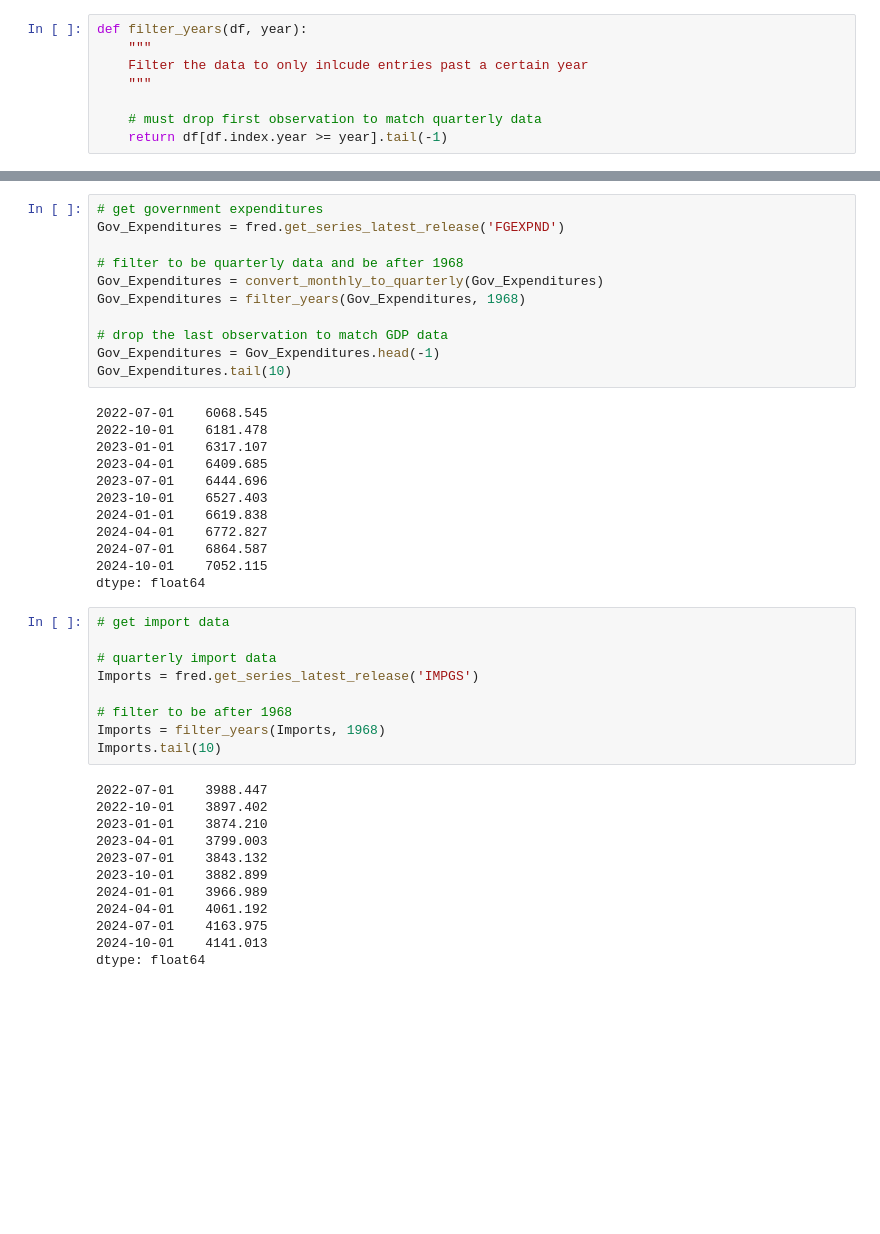
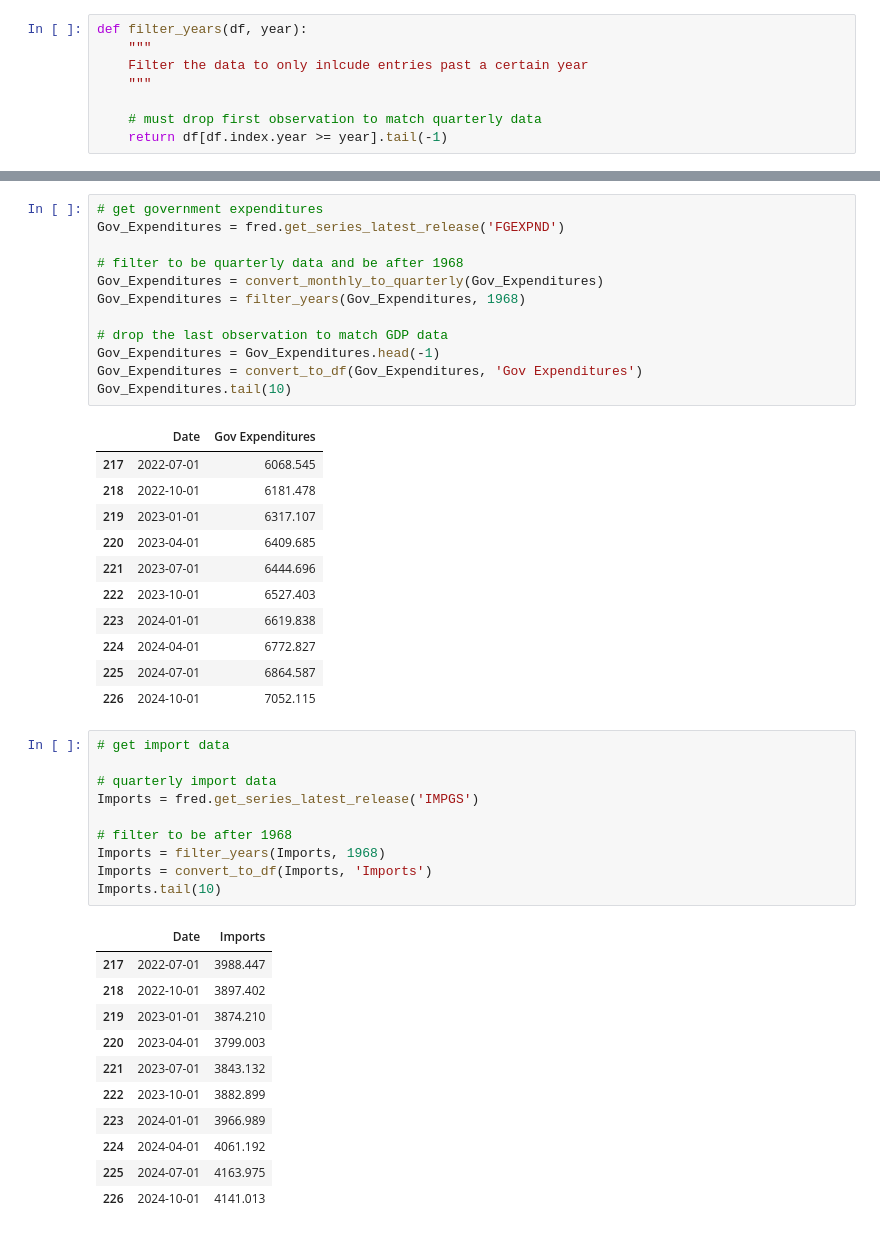
Before and after one commit to squilliam34/GDP, a Jupyter notebook: script.ipynb, the cells around one changed output, grey strips where cells are left out. Drawn from its saved outputs; the diff is of its cells as text; blank space fills up the shorter version.

```diff
--- a/script.ipynb
+++ b/script.ipynb
@@ -172,26 +187,27 @@ dtype: float64
 # %%
 # get government expenditures
 Gov_Expenditures = fred.get_series_latest_release('FGEXPND')
 
 # filter to be quarterly data and be after 1968
 Gov_Expenditures = convert_monthly_to_quarterly(Gov_Expenditures)
 Gov_Expenditures = filter_years(Gov_Expenditures, 1968)
 
 # drop the last observation to match GDP data
 Gov_Expenditures = Gov_Expenditures.head(-1)
+Gov_Expenditures = convert_to_df(Gov_Expenditures, 'Gov Expenditures')
 Gov_Expenditures.tail(10)
 # %% [output]
-2022-07-01    6068.545
-2022-10-01    6181.478
-2023-01-01    6317.107
-2023-04-01    6409.685
-2023-07-01    6444.696
-2023-10-01    6527.403
-2024-01-01    6619.838
-2024-04-01    6772.827
-2024-07-01    6864.587
-2024-10-01    7052.115
-dtype: float64
+|  | Date | Gov Expenditures |
+| 217 | 2022-07-01 | 6068.545 |
+| 218 | 2022-10-01 | 6181.478 |
+| 219 | 2023-01-01 | 6317.107 |
+| 220 | 2023-04-01 | 6409.685 |
+| 221 | 2023-07-01 | 6444.696 |
+| 222 | 2023-10-01 | 6527.403 |
+| 223 | 2024-01-01 | 6619.838 |
+| 224 | 2024-04-01 | 6772.827 |
+| 225 | 2024-07-01 | 6864.587 |
+| 226 | 2024-10-01 | 7052.115 |
 # %%
 # get import data
 
@@ -200,19 +216,20 @@ Imports = fred.get_series_latest_release('IMPGS')
 
 # filter to be after 1968
 Imports = filter_years(Imports, 1968)
+Imports = convert_to_df(Imports, 'Imports')
 Imports.tail(10)
 # %% [output]
-2022-07-01    3988.447
-2022-10-01    3897.402
-2023-01-01    3874.210
-2023-04-01    3799.003
-2023-07-01    3843.132
-2023-10-01    3882.899
-2024-01-01    3966.989
-2024-04-01    4061.192
-2024-07-01    4163.975
-2024-10-01    4141.013
-dtype: float64
+|  | Date | Imports |
+| 217 | 2022-07-01 | 3988.447 |
+| 218 | 2022-10-01 | 3897.402 |
+| 219 | 2023-01-01 | 3874.210 |
+| 220 | 2023-04-01 | 3799.003 |
+| 221 | 2023-07-01 | 3843.132 |
+| 222 | 2023-10-01 | 3882.899 |
+| 223 | 2024-01-01 | 3966.989 |
+| 224 | 2024-04-01 | 4061.192 |
+| 225 | 2024-07-01 | 4163.975 |
+| 226 | 2024-10-01 | 4141.013 |
 # %%
 # get export data
 
```
Also changed, not shown: parts of 8 cells of this notebook.
